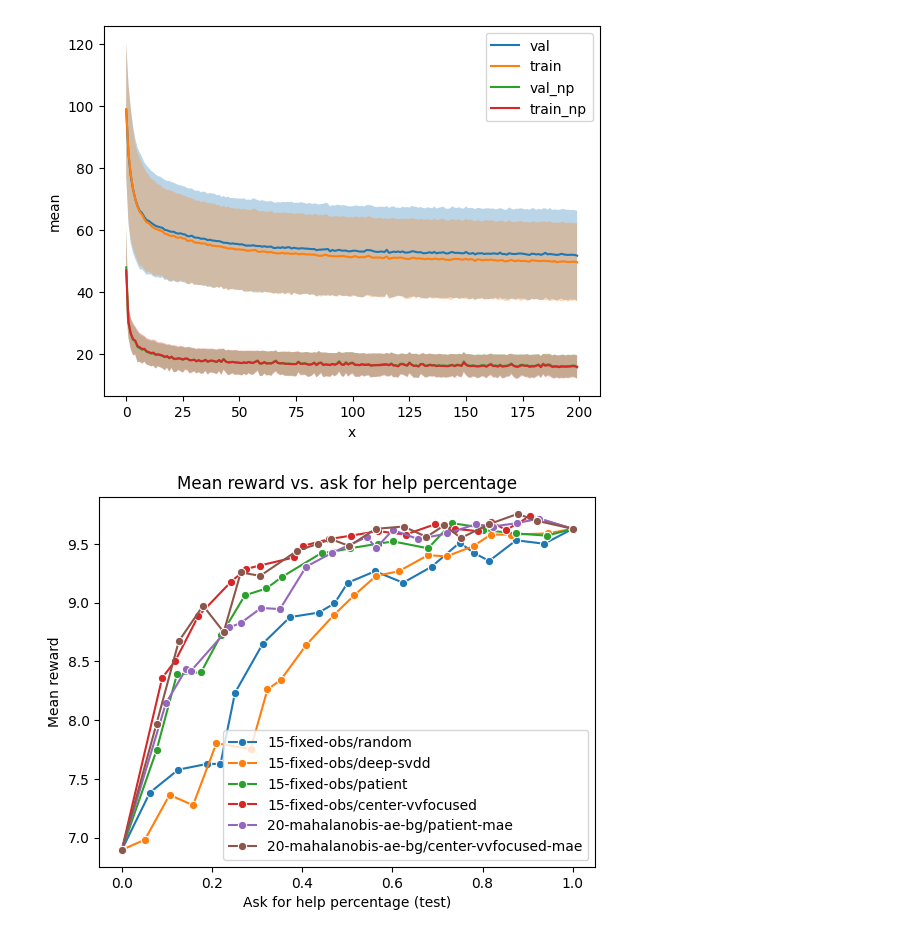
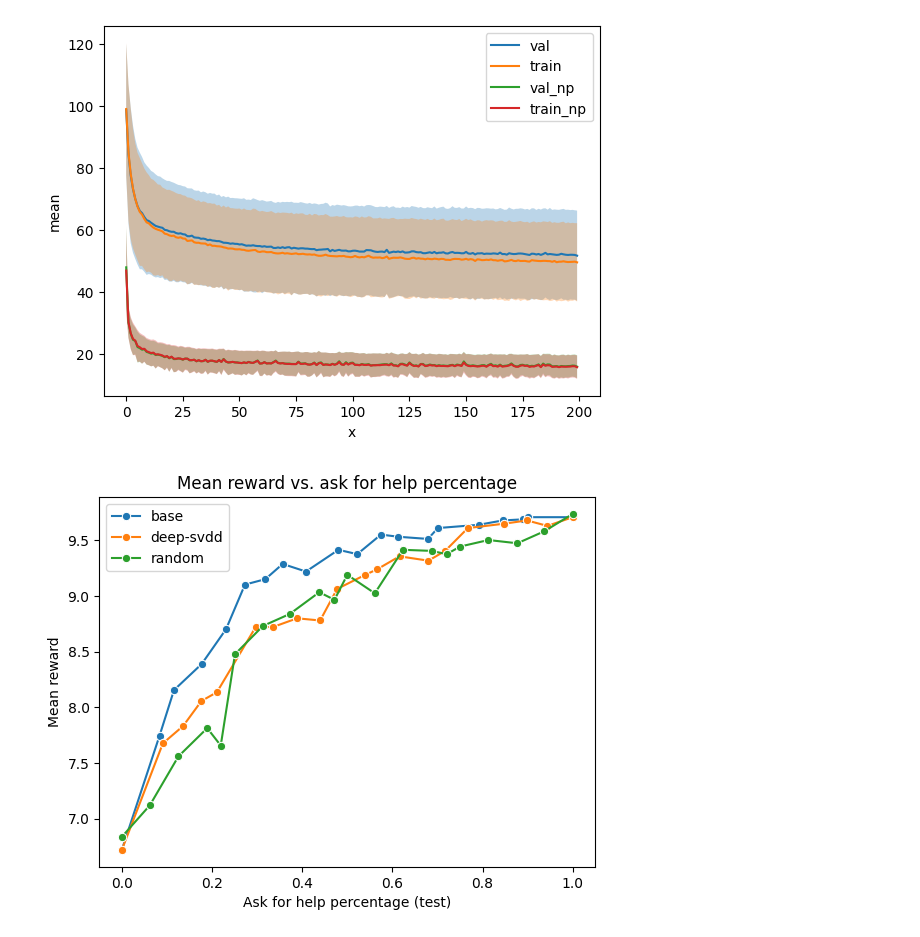
Before and after one commit to PavelCz/yrc-bench-fork, a Jupyter notebook: analyzing/plotting.ipynb, the cells around one changed output. Cells and saved outputs as stored; diff of their text form; code cells hidden in the pictures.

```diff
--- a/analyzing/plotting.ipynb
+++ b/analyzing/plotting.ipynb
@@ -96,16 +96,30 @@ base_path = Path("/home/pavel/data/goal-misgen/tmp")
 #     "center-vvfocused",
 # ]
 
-eval_path = base_path
+# eval_path = base_path
+# evals = [
+#     "15-fixed-obs/random",
+#     "15-fixed-obs/deep-svdd",
+#     "15-fixed-obs/patient",
+#     "15-fixed-obs/center-vvfocused",
+#     "20-mahalanobis-ae-bg/patient-mae",
+#     "20-mahalanobis-ae-bg/center-vvfocused-mae",
+#     # "mahalanobis-ae",
+# ]
+
+# eval_path = base_path / "22-adaptive-gap-filling-2"
+# eval_path = base_path / "23-y-gaps"
+# evals = [
+#     "patient",
+# ]
+
+eval_path = base_path / "24-new-policy"
 evals = [
-    "15-fixed-obs/random",
-    "15-fixed-obs/deep-svdd",
-    "15-fixed-obs/patient",
-    "15-fixed-obs/center-vvfocused",
-    "20-mahalanobis-ae-bg/patient-mae",
-    "20-mahalanobis-ae-bg/center-vvfocused-mae",
-    # "mahalanobis-ae",
+    "base",
+    "deep-svdd",
+    "random",
 ]
+
 
 for eval in evals:
 
@@ -154,31 +168,31 @@ for eval in evals:
     #         if threshold is None:
     #             raise ValueError("Threshold is None")
     #         num_larger = np.sum(training_scores > threshold)
     #         train_ood_percentage.append(num_larger / len(training_scores))
     # else:
     #     train_ood_percentage = None
 
 
     # print(f"Ask for help percentage: {train_ood_percentage}")
 
     # Plot lineplot using seaborn.
     sns.lineplot(x=afh_percentage, y=mean_rewards, label=eval, marker="o")
 
 plt.xlabel("Ask for help percentage (test)")
 plt.ylabel("Mean reward")
 plt.title("Mean reward vs. ask for help percentage")
 plt.legend()
 plt.show()
 
 # Plot lineplot using matplotlib.
 # plt.plot(thresholds, mean_rewards)
 # plt.fill_between(thresholds, mean_rewards - std_rewards, mean_rewards + std_rewards, alpha=0.5)
 # plt.show()
 
 
 
 # print(eval_data["thresholds"])
 
 # print(eval_data["scores"])
 # %% [output]
-[figure, old version]
+[figure, new version]
```
Also changed, not shown: 4 other files.
